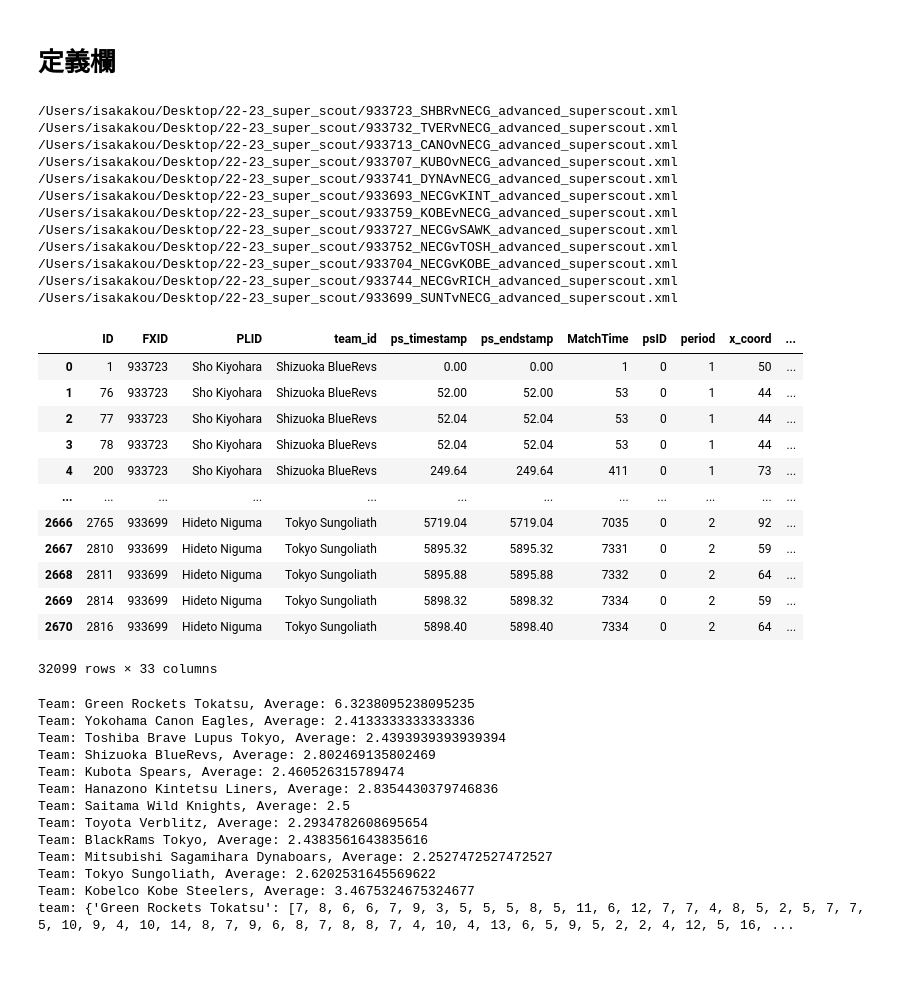
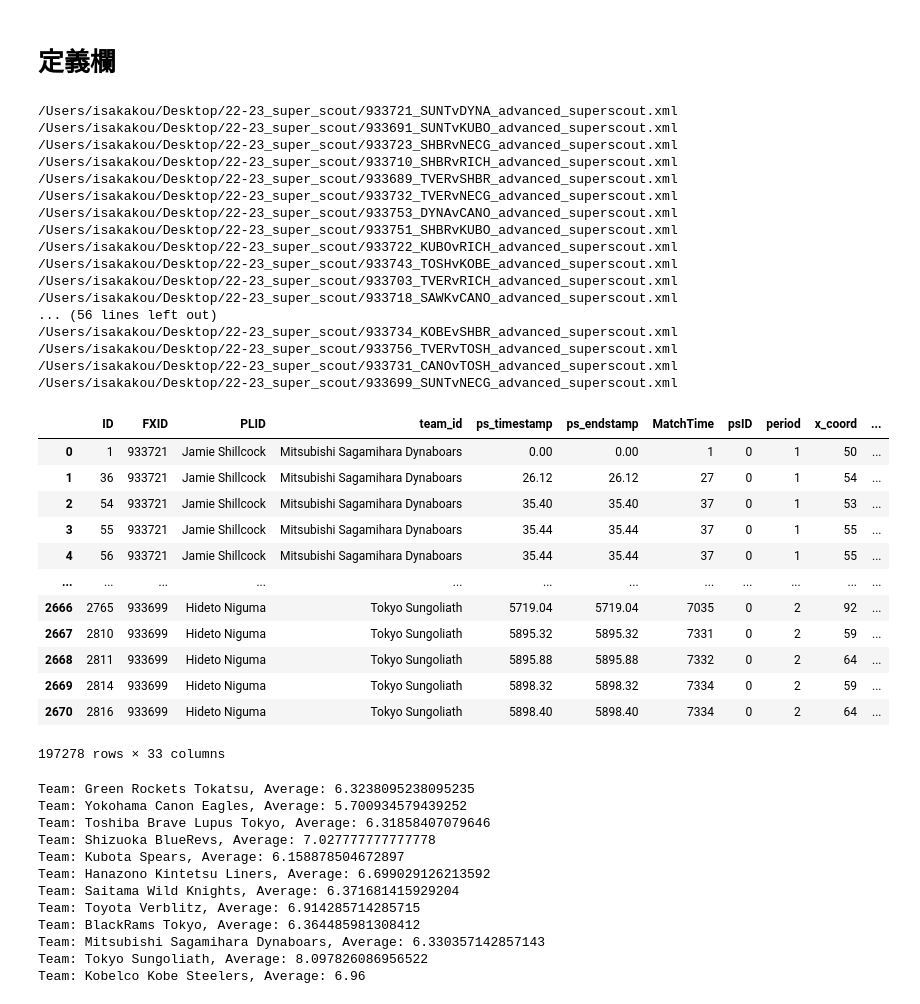
Before and after one commit to Kou-ISK/RugbyHub_Reader, a Jupyter notebook: for_advanced_superscout.ipynb, the cells around one changed output. Saved outputs shown, nothing was run; the diff lists cells and outputs as text; code cells hidden in the pictures; blank space fills up the shorter version.

```diff
--- a/for_advanced_superscout.ipynb
+++ b/for_advanced_superscout.ipynb
@@ -381,21 +381,23 @@ def count_average_phases(df, team_list):
             phase_list.append(_set.PlayNum.max())
         print(f"Team: {team}, Average: {np.mean(phase_list)}")
         team_phase_list[team] = phase_list
-    print(f"team: {team_phase_list}")
     return team_phase_list
 
 def average_phase_kick_corr(df, team_list):
     team_phase_list = count_average_phases(df, team_list)
     phase_kick_df = pd.DataFrame(index=[],columns=["team_name", "average_phase", "total_kicks"])
     row_num=0
-    for team in team_list:
+    for team in team_phase_list.keys():
         dfaction = df.loc[(df['team_id'] == team)]
         dfaction = dfaction.loc[dfaction['action'] == 'Kick']
         kicks =  dfaction.loc[(dfaction['qualifier3'] =='Kick in Play') | (dfaction['qualifier3'] == 'Kick in Play (Own 22)')]
-        s = pd.Series([team,np.mean(team_phase_list[team]),kicks.count()], index = ['team_name','average_phase','total_kicks'])
+        s = pd.Series([team,np.mean(team_phase_list[team]),kicks.action.count()], index = ['team_name','average_phase','total_kicks'])
         phase_kick_df.loc[row_num, :] = s
         row_num = row_num+1
-    display(phase_kick_df)
+    sns.scatterplot(x='average_phase', y='total_kicks', hue='team_name', data=phase_kick_df,palette='tab10')
+    # plt.scatter(phase_kick_df['average_phase'],phase_kick_df['total_kicks'],label = phase_kick_df['team_name'])
+    plt.legend(loc='upper left', bbox_to_anchor=(1, 1), fontsize = 12)
+    plt.show()
 
 
 # 全試合から対象チームのキックを抽出してプロット
@@ -543,7 +545,7 @@ def plot_boundary(model, X, Y, target, xlabel,ylabel):
 FILEPATH = '/Users/isakakou/Desktop/22-23_super_scout/933713_CANOvNECG_advanced_superscout.xml'
 TEAMNAME = 'Green Rockets Tokatsu'
 # パスで指定したファイルの一覧をリスト形式で取得.
-directory = glob.glob('/Users/isakakou/Desktop/22-23_super_scout/*NECG*.xml')
+directory = glob.glob('/Users/isakakou/Desktop/22-23_super_scout/*.xml')
 
 df = read_all(directory)
 display(df)
@@ -567,64 +569,68 @@ average_phase_kick_corr(df, team_list)
 # ruck_speed(df, TEAMNAME)
 # carry_meter(df, TEAMNAME)
 # lineout(df,TEAMNAME)
 # twenty_two_entry(df,TEAMNAME)
 # possession_detail(df, TEAMNAME)
 # pass_table(df, TEAMNAME)
 # tackle_player_table(df, TEAMNAME)
 # tackle_player_table(df, TEAMNAME)
 # defensive_penalty(df, TEAMNAME)
 # attack_OOA(df,TEAMNAME)
 # get_opponent(df, TEAMNAME)
 # try_detail(df, get_opponent(df, TEAMNAME))
 # plot_rucks_per_possession(df,TEAMNAME)
 # tackle_detail(df, TEAMNAME)
 # turnover(df,TEAMNAME)
 # kicks_from_all_game(directory, TEAMNAME)
 
 # --------------------------------------------------------------------------
 #読み込むファイルのリストを走査
 # for file in directory:
 #     print(file)
 #     data = read_xml(file)
 #     ruck_speed(data, TEAMNAME)
 #     OPPONENT = get_opponent(data,TEAMNAME)
 #     plot_rucks_per_possession(data,OPPONENT)
 # %% [output]
+/Users/isakakou/Desktop/22-23_super_scout/933721_SUNTvDYNA_advanced_superscout.xml
+/Users/isakakou/Desktop/22-23_super_scout/933691_SUNTvKUBO_advanced_superscout.xml
 /Users/isakakou/Desktop/22-23_super_scout/933723_SHBRvNECG_advanced_superscout.xml
+/Users/isakakou/Desktop/22-23_super_scout/933710_SHBRvRICH_advanced_superscout.xml
+/Users/isakakou/Desktop/22-23_super_scout/933689_TVERvSHBR_advanced_superscout.xml
 /Users/isakakou/Desktop/22-23_super_scout/933732_TVERvNECG_advanced_superscout.xml
-/Users/isakakou/Desktop/22-23_super_scout/933713_CANOvNECG_advanced_superscout.xml
-/Users/isakakou/Desktop/22-23_super_scout/933707_KUBOvNECG_advanced_superscout.xml
-/Users/isakakou/Desktop/22-23_super_scout/933741_DYNAvNECG_advanced_superscout.xml
-/Users/isakakou/Desktop/22-23_super_scout/933693_NECGvKINT_advanced_superscout.xml
-/Users/isakakou/Desktop/22-23_super_scout/933759_KOBEvNECG_advanced_superscout.xml
-/Users/isakakou/Desktop/22-23_super_scout/933727_NECGvSAWK_advanced_superscout.xml
-/Users/isakakou/Desktop/22-23_super_scout/933752_NECGvTOSH_advanced_superscout.xml
-/Users/isakakou/Desktop/22-23_super_scout/933704_NECGvKOBE_advanced_superscout.xml
-/Users/isakakou/Desktop/22-23_super_scout/933744_NECGvRICH_advanced_superscout.xml
+/Users/isakakou/Desktop/22-23_super_scout/933753_DYNAvCANO_advanced_superscout.xml
+/Users/isakakou/Desktop/22-23_super_scout/933751_SHBRvKUBO_advanced_superscout.xml
+/Users/isakakou/Desktop/22-23_super_scout/933722_KUBOvRICH_advanced_superscout.xml
+/Users/isakakou/Desktop/22-23_super_scout/933743_TOSHvKOBE_advanced_superscout.xml
+/Users/isakakou/Desktop/22-23_super_scout/933703_TVERvRICH_advanced_superscout.xml
+/Users/isakakou/Desktop/22-23_super_scout/933718_SAWKvCANO_advanced_superscout.xml
+... (56 lines left out)
+/Users/isakakou/Desktop/22-23_super_scout/933734_KOBEvSHBR_advanced_superscout.xml
+/Users/isakakou/Desktop/22-23_super_scout/933756_TVERvTOSH_advanced_superscout.xml
+/Users/isakakou/Desktop/22-23_super_scout/933731_CANOvTOSH_advanced_superscout.xml
 /Users/isakakou/Desktop/22-23_super_scout/933699_SUNTvNECG_advanced_superscout.xml
 |  | ID | FXID | PLID | team_id | ps_timestamp | ps_endstamp | MatchTime | psID | period | x_coord | ... |
-| 0 | 1 | 933723 | Sho Kiyohara | Shizuoka BlueRevs | 0.00 | 0.00 | 1 | 0 | 1 | 50 | ... |
-| 1 | 76 | 933723 | Sho Kiyohara | Shizuoka BlueRevs | 52.00 | 52.00 | 53 | 0 | 1 | 44 | ... |
-| 2 | 77 | 933723 | Sho Kiyohara | Shizuoka BlueRevs | 52.04 | 52.04 | 53 | 0 | 1 | 44 | ... |
-| 3 | 78 | 933723 | Sho Kiyohara | Shizuoka BlueRevs | 52.04 | 52.04 | 53 | 0 | 1 | 44 | ... |
-| 4 | 200 | 933723 | Sho Kiyohara | Shizuoka BlueRevs | 249.64 | 249.64 | 411 | 0 | 1 | 73 | ... |
+| 0 | 1 | 933721 | Jamie Shillcock | Mitsubishi Sagamihara Dynaboars | 0.00 | 0.00 | 1 | 0 | 1 | 50 | ... |
+| 1 | 36 | 933721 | Jamie Shillcock | Mitsubishi Sagamihara Dynaboars | 26.12 | 26.12 | 27 | 0 | 1 | 54 | ... |
+| 2 | 54 | 933721 | Jamie Shillcock | Mitsubishi Sagamihara Dynaboars | 35.40 | 35.40 | 37 | 0 | 1 | 53 | ... |
+| 3 | 55 | 933721 | Jamie Shillcock | Mitsubishi Sagamihara Dynaboars | 35.44 | 35.44 | 37 | 0 | 1 | 55 | ... |
+| 4 | 56 | 933721 | Jamie Shillcock | Mitsubishi Sagamihara Dynaboars | 35.44 | 35.44 | 37 | 0 | 1 | 55 | ... |
 | ... | ... | ... | ... | ... | ... | ... | ... | ... | ... | ... | ... |
 | 2666 | 2765 | 933699 | Hideto Niguma | Tokyo Sungoliath | 5719.04 | 5719.04 | 7035 | 0 | 2 | 92 | ... |
 | 2667 | 2810 | 933699 | Hideto Niguma | Tokyo Sungoliath | 5895.32 | 5895.32 | 7331 | 0 | 2 | 59 | ... |
 | 2668 | 2811 | 933699 | Hideto Niguma | Tokyo Sungoliath | 5895.88 | 5895.88 | 7332 | 0 | 2 | 64 | ... |
 | 2669 | 2814 | 933699 | Hideto Niguma | Tokyo Sungoliath | 5898.32 | 5898.32 | 7334 | 0 | 2 | 59 | ... |
 | 2670 | 2816 | 933699 | Hideto Niguma | Tokyo Sungoliath | 5898.40 | 5898.40 | 7334 | 0 | 2 | 64 | ... |
-32099 rows × 33 columns
+197278 rows × 33 columns
 Team: Green Rockets Tokatsu, Average: 6.3238095238095235
-Team: Yokohama Canon Eagles, Average: 2.4133333333333336
-Team: Toshiba Brave Lupus Tokyo, Average: 2.4393939393939394
-Team: Shizuoka BlueRevs, Average: 2.802469135802469
-Team: Kubota Spears, Average: 2.460526315789474
-Team: Hanazono Kintetsu Liners, Average: 2.8354430379746836
-Team: Saitama Wild Knights, Average: 2.5
-Team: Toyota Verblitz, Average: 2.2934782608695654
-Team: BlackRams Tokyo, Average: 2.4383561643835616
-Team: Mitsubishi Sagamihara Dynaboars, Average: 2.2527472527472527
-Team: Tokyo Sungoliath, Average: 2.6202531645569622
-Team: Kobelco Kobe Steelers, Average: 3.4675324675324677
-team: {'Green Rockets Tokatsu': [7, 8, 6, 6, 7, 9, 3, 5, 5, 5, 8, 5, 11, 6, 12, 7, 7, 4, 8, 5, 2, 5, 7, 7, 5, 10, 9, 4, 10, 14, 8, 7, 9, 6, 8, 7, 8, 8, 7, 4, 10, 4, 13, 6, 5, 9, 5, 2, 2, 4, 12, 5, 16, ...
+Team: Yokohama Canon Eagles, Average: 5.700934579439252
+Team: Toshiba Brave Lupus Tokyo, Average: 6.31858407079646
+Team: Shizuoka BlueRevs, Average: 7.027777777777778
+Team: Kubota Spears, Average: 6.158878504672897
+Team: Hanazono Kintetsu Liners, Average: 6.699029126213592
+Team: Saitama Wild Knights, Average: 6.371681415929204
+Team: Toyota Verblitz, Average: 6.914285714285715
+Team: BlackRams Tokyo, Average: 6.364485981308412
+Team: Mitsubishi Sagamihara Dynaboars, Average: 6.330357142857143
+Team: Tokyo Sungoliath, Average: 8.097826086956522
+Team: Kobelco Kobe Steelers, Average: 6.96
```
Also changed, not shown: parts of 1 cell of this notebook.
